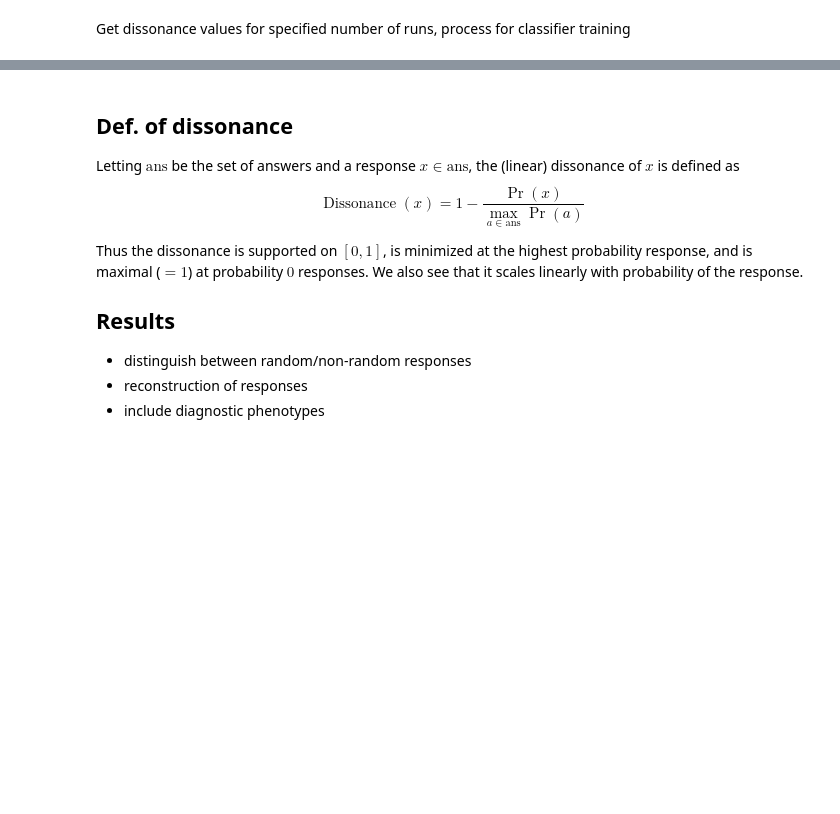
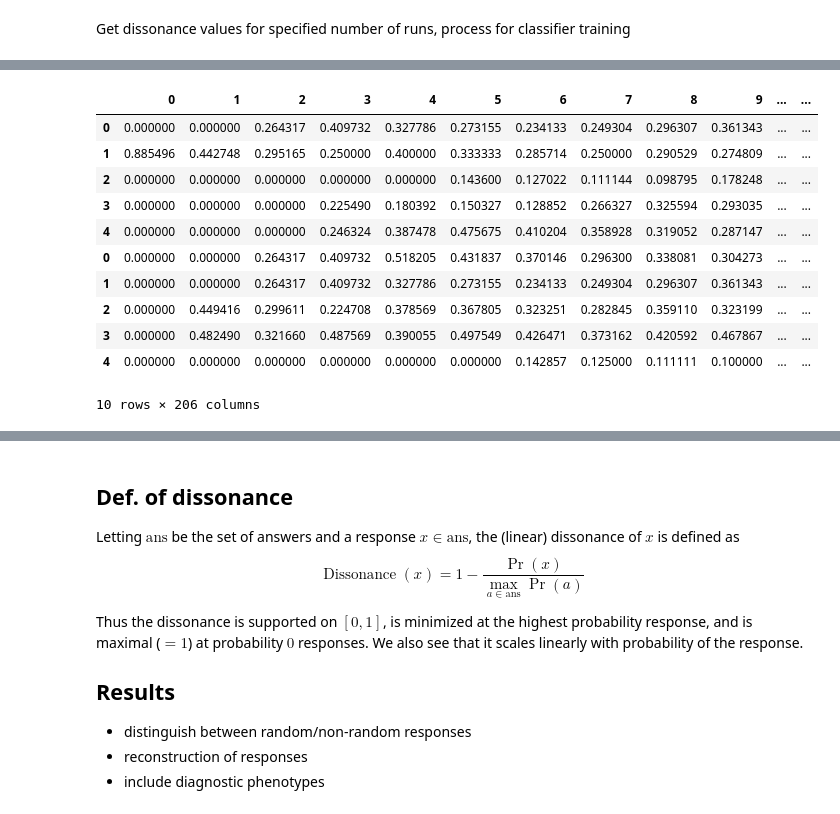
Before and after one commit to zeroknowledgediscovery/truthnet, a Jupyter notebook: notebooks/examples_testing.ipynb, the cells around one changed output, grey strips where cells are left out. Drawn from its saved outputs; the diff is of its cells as text; code cells hidden in the pictures; blank space fills up the shorter version.

```diff
--- a/notebooks/examples_testing.ipynb
+++ b/notebooks/examples_testing.ipynb
@@ -371 +358,16 @@ eval(tra.columns[1])[1]
+# %%
+X_test
+# %% [output]
+|  | 0 | 1 | 2 | 3 | 4 | 5 | 6 | 7 | 8 | 9 | ... | ... |
+| 0 | 0.000000 | 0.000000 | 0.264317 | 0.409732 | 0.327786 | 0.273155 | 0.234133 | 0.249304 | 0.296307 | 0.361343 | ... | ... |
+| 1 | 0.885496 | 0.442748 | 0.295165 | 0.250000 | 0.400000 | 0.333333 | 0.285714 | 0.250000 | 0.290529 | 0.274809 | ... | ... |
+| 2 | 0.000000 | 0.000000 | 0.000000 | 0.000000 | 0.000000 | 0.143600 | 0.127022 | 0.111144 | 0.098795 | 0.178248 | ... | ... |
+| 3 | 0.000000 | 0.000000 | 0.000000 | 0.225490 | 0.180392 | 0.150327 | 0.128852 | 0.266327 | 0.325594 | 0.293035 | ... | ... |
+| 4 | 0.000000 | 0.000000 | 0.000000 | 0.246324 | 0.387478 | 0.475675 | 0.410204 | 0.358928 | 0.319052 | 0.287147 | ... | ... |
+| 0 | 0.000000 | 0.000000 | 0.264317 | 0.409732 | 0.518205 | 0.431837 | 0.370146 | 0.296300 | 0.338081 | 0.304273 | ... | ... |
+| 1 | 0.000000 | 0.000000 | 0.264317 | 0.409732 | 0.327786 | 0.273155 | 0.234133 | 0.249304 | 0.296307 | 0.361343 | ... | ... |
+| 2 | 0.000000 | 0.449416 | 0.299611 | 0.224708 | 0.378569 | 0.367805 | 0.323251 | 0.282845 | 0.359110 | 0.323199 | ... | ... |
+| 3 | 0.000000 | 0.482490 | 0.321660 | 0.487569 | 0.390055 | 0.497549 | 0.426471 | 0.373162 | 0.420592 | 0.467867 | ... | ... |
+| 4 | 0.000000 | 0.000000 | 0.000000 | 0.000000 | 0.000000 | 0.000000 | 0.142857 | 0.125000 | 0.111111 | 0.100000 | ... | ... |
+10 rows × 206 columns
 # %%
```
Also changed, not shown: parts of 15 cells of this notebook, 1 other file.
